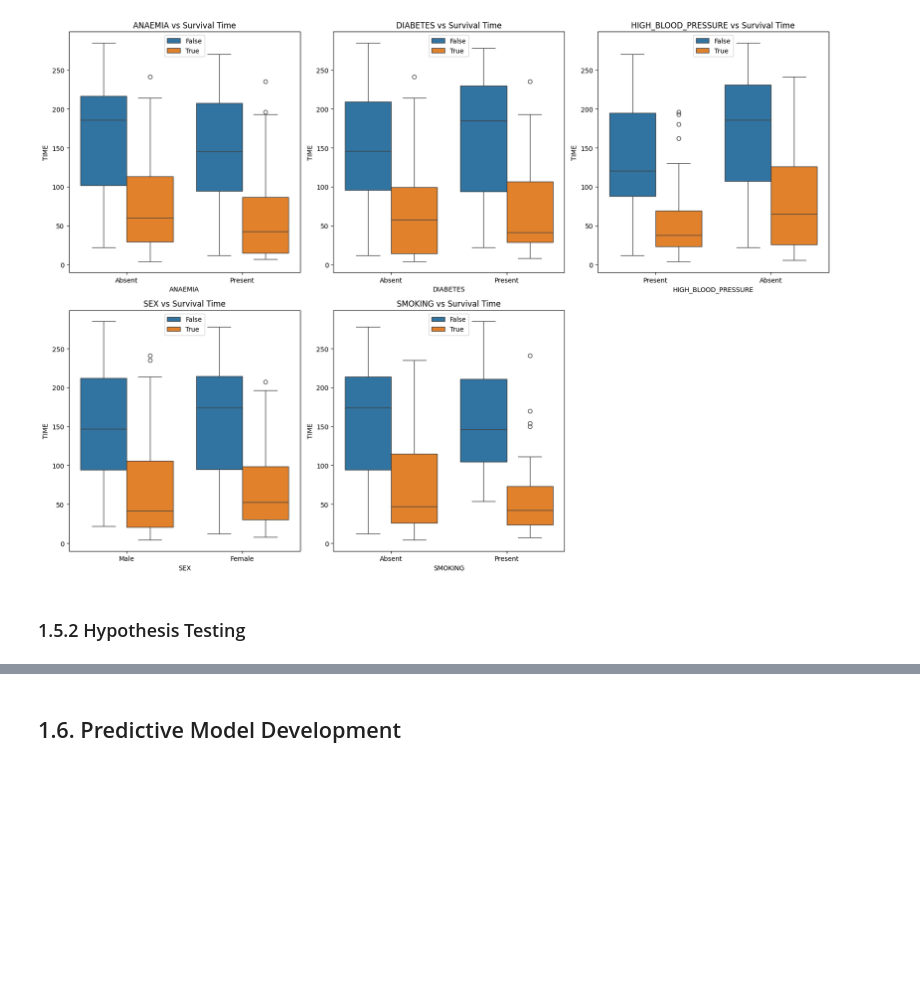
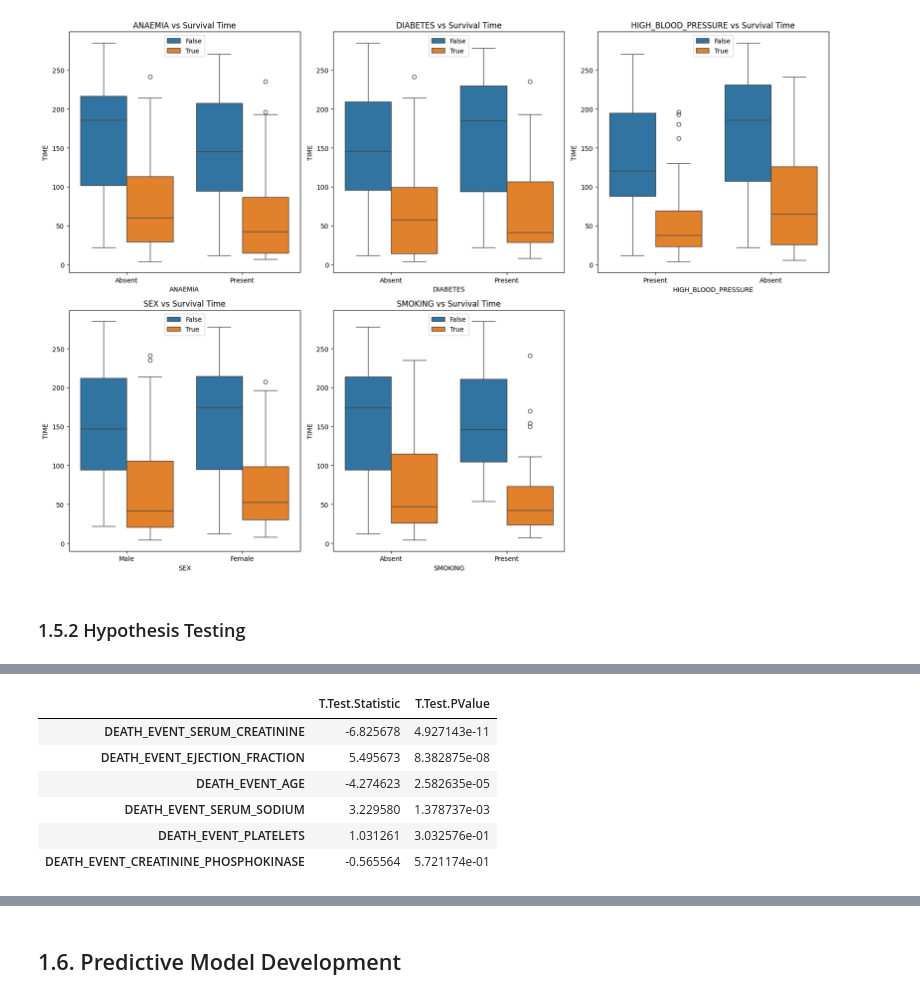
Before and after one commit to JohnPaulinePineda/Portfolio_Project_55, a Jupyter notebook: codes/EstimatingHeartFailureSurvivalRiskProfilesFromCardiovascularHematologicAndMetabolicMarkers.ipynb, the cells around one changed output, grey strips where cells are left out. Drawn from its saved outputs; the diff is of its cells as text; code cells hidden in the pictures; blank space fills up the shorter version.

```diff
--- a/codes/EstimatingHeartFailureSurvivalRiskProfilesFromCardiovascularHematologicAndMetabolicMarkers.ipynb
+++ b/codes/EstimatingHeartFailureSurvivalRiskProfilesFromCardiovascularHematologicAndMetabolicMarkers.ipynb
@@ -1127,0 +1145,32 @@ plt.show()
+# %%
+##################################
+# Computing the t-test
+# statistic and p-values
+# between the event variable
+# and numeric predictor columns
+##################################
+heart_failure_numeric_ttest_event = {}
+for numeric_column in heart_failure_numeric_predictor.columns:
+    group_0 = heart_failure_HT[heart_failure_HT.loc[:,'DEATH_EVENT']==False]
+    group_1 = heart_failure_HT[heart_failure_HT.loc[:,'DEATH_EVENT']==True]
+    heart_failure_numeric_ttest_event['DEATH_EVENT_' + numeric_column] = stats.ttest_ind(
+        group_0[numeric_column],
+        group_1[numeric_column],
+        equal_var=True)
+# %%
+##################################
+# Formulating the pairwise ttest summary
+# between the event variable
+# and numeric predictor columns
+##################################
+heart_failure_numeric_ttest_summary = heart_failure_HT.from_dict(heart_failure_numeric_ttest_event, orient='index')
+heart_failure_numeric_ttest_summary.columns = ['T.Test.Statistic', 'T.Test.PValue']
+display(heart_failure_numeric_ttest_summary.sort_values(by=['T.Test.PValue'], ascending=True))
+# %% [output]
+|  | T.Test.Statistic | T.Test.PValue |
+| DEATH_EVENT_SERUM_CREATININE | -6.825678 | 4.927143e-11 |
+| DEATH_EVENT_EJECTION_FRACTION | 5.495673 | 8.382875e-08 |
+| DEATH_EVENT_AGE | -4.274623 | 2.582635e-05 |
+| DEATH_EVENT_SERUM_SODIUM | 3.229580 | 1.378737e-03 |
+| DEATH_EVENT_PLATELETS | 1.031261 | 3.032576e-01 |
+| DEATH_EVENT_CREATININE_PHOSPHOKINASE | -0.565564 | 5.721174e-01 |
```
Also changed, not shown: parts of 10 cells of this notebook, 2 other files.
